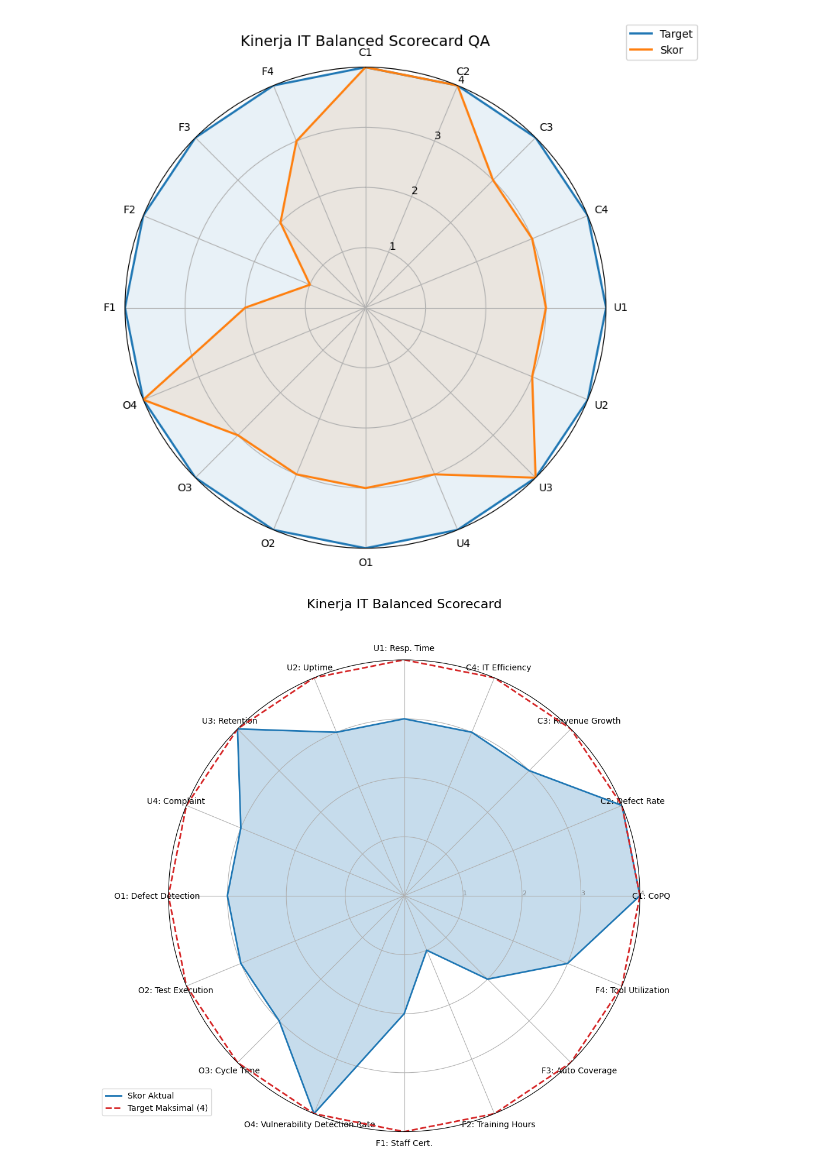
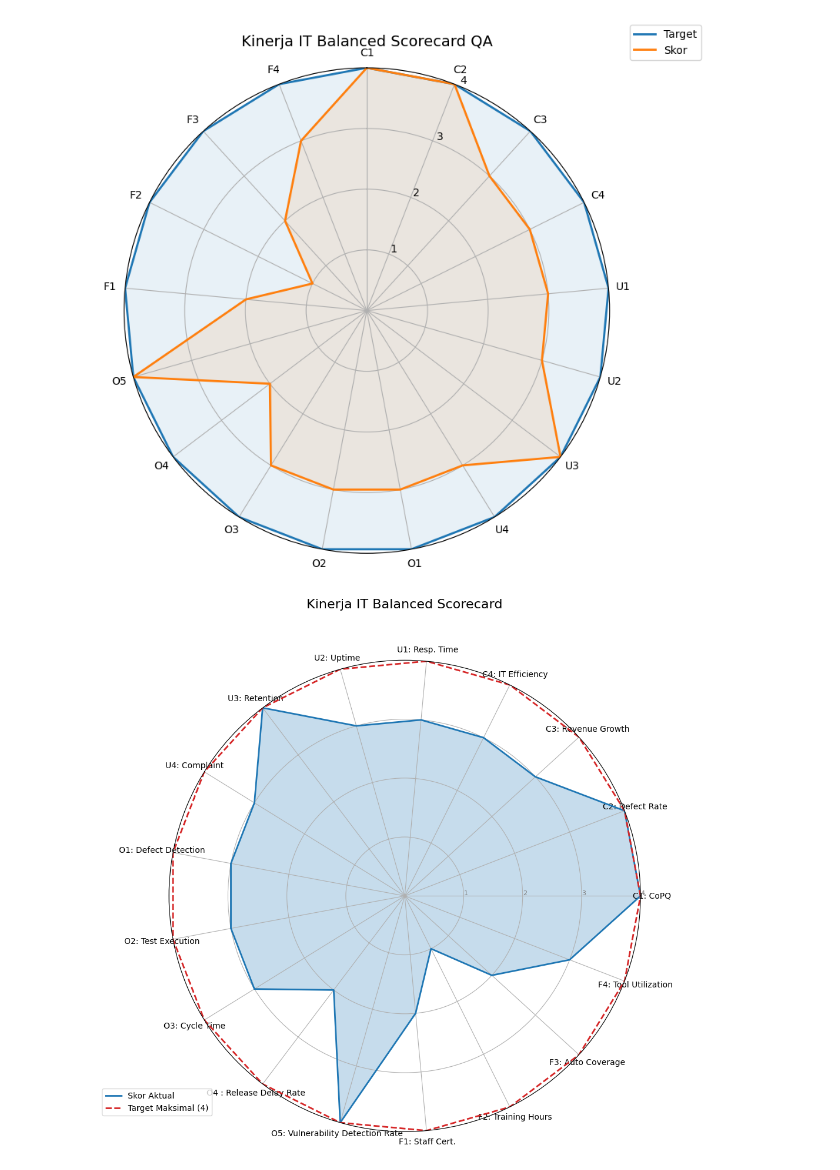
Before and after one commit to kholilakhmad/Tematik-Analysis, a Jupyter notebook: radar-itbsc.ipynb, the cells around one changed output. Drawn from its saved outputs; the diff is of its cells as text; code cells hidden in the pictures.

```diff
--- a/radar-itbsc.ipynb
+++ b/radar-itbsc.ipynb
@@ -5,9 +5,9 @@ import matplotlib.pyplot as plt
 # =========================
 # DATA
 # =========================
-labels = ["C1", "C2", "C3", "C4", "U1", "U2", "U3", "U4", "O1", "O2", "O3", "O4", "F1", "F2", "F3", "F4"]
-target = [4, 4, 4, 4, 4, 4, 4, 4, 4, 4, 4, 4, 4, 4, 4, 4]
-skor   = [4, 4, 3, 3, 3, 3, 4, 3, 3, 3, 3, 4, 2, 1, 2, 3]
+labels = ["C1", "C2", "C3", "C4", "U1", "U2", "U3", "U4", "O1", "O2", "O3", "O4", "O5", "F1", "F2", "F3", "F4"]
+target = [4, 4, 4, 4, 4, 4, 4, 4, 4, 4, 4, 4, 4, 4, 4, 4, 4]
+skor   = [4, 4, 3, 3, 3, 3, 4, 3, 3, 3, 3 ,2, 4, 2, 1, 2, 3]
 
 # =========================
 # PREPARATION
@@ -60,7 +60,7 @@ ax.legend(loc="upper right", bbox_to_anchor=(1.2, 1.1))
 plt.tight_layout()
 plt.show()
 # %% [output]
-[figure, old version]
+[figure, new version]
 # %%
 import numpy as np
 import matplotlib.pyplot as plt
@@ -69,10 +69,10 @@ import matplotlib.pyplot as plt
 labels = [
     "C1: CoPQ", "C2: Defect Rate", "C3: Revenue Growth", "C4: IT Efficiency",
     "U1: Resp. Time", "U2: Uptime", "U3: Retention", "U4: Complaint",
-    "O1: Defect Detection", "O2: Test Execution", "O3: Cycle Time", "O4: Vulnerability Detection Rate",
+    "O1: Defect Detection", "O2: Test Execution", "O3: Cycle Time","O4 : Release Delay Rate", "O5: Vulnerability Detection Rate",
     "F1: Staff Cert.", "F2: Training Hours", "F3: Auto Coverage", "F4: Tool Utilization"
 ]
-scores = [4, 4, 3, 3, 3, 3, 4, 3, 3, 3, 3, 4, 2, 1, 2, 3]
+scores = [4, 4, 3, 3, 3, 3, 4, 3, 3, 3, 3, 2, 4, 2, 1, 2, 3]
 target_val = 4
 num_vars = len(labels)
 
@@ -82,34 +82,34 @@ angles = np.linspace(0, 2 * np.pi, num_vars, endpoint=False).tolist()
 # Menutup loop grafik dengan menambahkan data awal ke akhir list
 scores += scores[:1]
 angles += angles[:1]
 target_line = [target_val] * (num_vars + 1)
 
 # 3. Pembuatan Plot
 fig, ax = plt.subplots(figsize=(10, 10), subplot_kw=dict(polar=True))
 
 # Gambar sumbu per variabel
 plt.xticks(angles[:-1], labels, color='black', size=10)
 
 # Pengaturan label skor (1-4)
 ax.set_rlabel_position(0)
 plt.yticks([1, 2, 3, 4], ["1", "2", "3", "4"], color="grey", size=8)
 plt.ylim(0, 4)
 
 # Plot Skor Aktual
 ax.plot(angles, scores, linewidth=2, linestyle='solid', label='Skor Aktual', color='#1f77b4')
 ax.fill(angles, scores, '#1f77b4', alpha=0.25)
 
 # Plot Garis Target
 ax.plot(angles, target_line, linewidth=2, linestyle='dashed', label='Target Maksimal (4)', color='#d62728')
 
 # Judul dan Legenda
 plt.title('Kinerja IT Balanced Scorecard', size=16, color='black', y=1.1)
 plt.legend(loc='upper right', bbox_to_anchor=(0.1, 0.1))
 
 plt.tight_layout()
 plt.show()
 # %% [output]
-[figure, old version]
+[figure, new version]
 # %%
 import numpy as np
 import matplotlib.pyplot as plt
```
Also changed, not shown: parts of 1 cell of this notebook.
